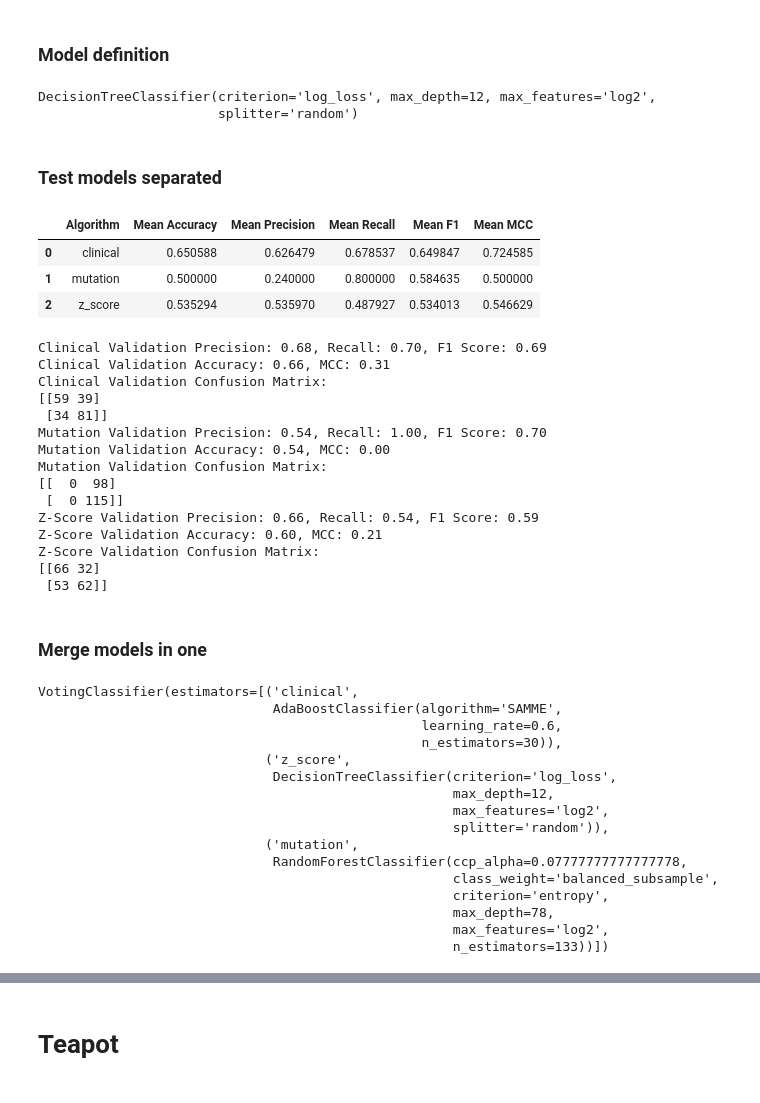
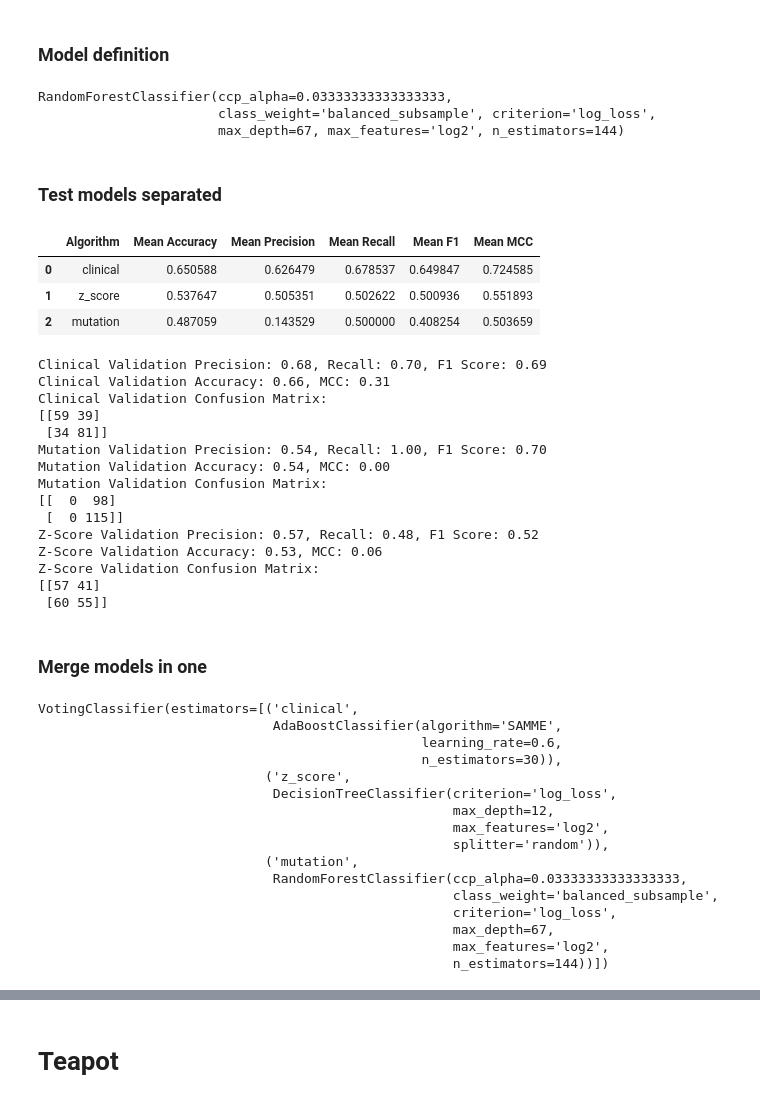
Before and after one commit to diegfernv/breast-cancer-classification, a Jupyter notebook: 9-Models_testing.ipynb, the cells around one changed output, grey strips where cells are left out. Saved outputs shown, nothing was run; the diff lists cells and outputs as text; code cells hidden in the pictures.

```diff
--- a/9-Models_testing.ipynb
+++ b/9-Models_testing.ipynb
@@ -82,43 +91,64 @@ data = Datasets(42)
 # %% [markdown]
 ### Model definition
 # %%
-clinical_algorithm = AdaBoostClassifier(learning_rate=0.6, n_estimators=30, algorithm='SAMME')
-mutation_algorithm = z_score_algorithm = RandomForestClassifier(ccp_alpha=0.07777777777777778, class_weight='balanced_subsample', criterion='entropy', max_depth=78, max_features='log2', n_estimators=133)
-z_score_algorithm = DecisionTreeClassifier(ccp_alpha=0.0, criterion='log_loss', max_depth=12, max_features='log2', min_samples_leaf=1, min_samples_split=2, splitter='random')
+clinical_algorithm = AdaBoostClassifier(
+    learning_rate=0.6,
+    n_estimators=30,
+    algorithm='SAMME'
+    )
+z_score_algorithm = DecisionTreeClassifier(
+    ccp_alpha=0.0,
+    criterion='log_loss',
+    max_depth=12,
+    max_features='log2',
+    min_samples_leaf=1,
+    min_samples_split=2,
+    splitter='random'
+    )
+mutation_algorithm = RandomForestClassifier(
+    ccp_alpha=0.03333333333333333,
+    class_weight='balanced_subsample',
+    criterion='log_loss',
+    max_depth=67,
+    max_features='log2',
+    n_estimators=144
+    )
 # %%
 clinical_algorithm.fit(data.get_dataset(['clinical'])['X_train'], data.get_dataset(['clinical'])['y_train'])
+z_score_algorithm.fit(data.get_dataset(['z_score'])['X_train'], data.get_dataset(['z_score'])['y_train'])
 mutation_algorithm.fit(data.get_dataset(['mutation'])['X_train'], data.get_dataset(['mutation'])['y_train'])
-z_score_algorithm.fit(data.get_dataset(['z_score'])['X_train'], data.get_dataset(['z_score'])['y_train'])
 # %% [output]
-DecisionTreeClassifier(criterion='log_loss', max_depth=12, max_features='log2',
-                       splitter='random')
+RandomForestClassifier(ccp_alpha=0.03333333333333333,
+                       class_weight='balanced_subsample', criterion='log_loss',
+                       max_depth=67, max_features='log2', n_estimators=144)
 # %% [markdown]
 ### Test models separated
 # %%
 from sklearn.model_selection import cross_val_score
 lst = []
 
 algorithms = {
     'clinical': clinical_algorithm,
-    'mutation': mutation_algorithm,
-    'z_score': z_score_algorithm
+    'z_score': z_score_algorithm,
+    'mutation': mutation_algorithm
+
 }
 
 for name, algorithm in algorithms.items():
     acc = cross_val_score(algorithm, data.get_dataset([name.lower()])['X_train'], data.get_dataset([name.lower()])['y_train'], cv=10, scoring="accuracy")
     precision = cross_val_score(algorithm, data.get_dataset([name.lower()])['X_train'], data.get_dataset([name.lower()])['y_train'], cv=10, scoring="precision")
     recall = cross_val_score(algorithm, data.get_dataset([name.lower()])['X_train'], data.get_dataset([name.lower()])['y_train'], cv=10, scoring="recall")
     f1 = cross_val_score(algorithm, data.get_dataset([name.lower()])['X_train'], data.get_dataset([name.lower()])['y_train'], cv=10, scoring="f1")
     mcc = cross_val_score(algorithm, data.get_dataset([name.lower()])['X_train'], data.get_dataset([name.lower()])['y_train'], cv=10, scoring="roc_auc")
 
     lst.append([name, acc.mean(), precision.mean(), recall.mean(), f1.mean(), mcc.mean()])
 
 pd.DataFrame(lst, columns=['Algorithm', 'Mean Accuracy', 'Mean Precision', 'Mean Recall', 'Mean F1', 'Mean MCC'])
 # %% [output]
 |  | Algorithm | Mean Accuracy | Mean Precision | Mean Recall | Mean F1 | Mean MCC |
 | 0 | clinical | 0.650588 | 0.626479 | 0.678537 | 0.649847 | 0.724585 |
-| 1 | mutation | 0.500000 | 0.240000 | 0.800000 | 0.584635 | 0.500000 |
-| 2 | z_score | 0.535294 | 0.535970 | 0.487927 | 0.534013 | 0.546629 |
+| 1 | z_score | 0.537647 | 0.505351 | 0.502622 | 0.500936 | 0.551893 |
+| 2 | mutation | 0.487059 | 0.143529 | 0.500000 | 0.408254 | 0.503659 |
 # %%
 clinical_algorithm_pred = clinical_algorithm.predict(data.get_dataset(['clinical'])['X_val'])
 mutation_algorithm_pred = mutation_algorithm.predict(data.get_dataset(['mutation'])['X_val'])
@@ -142,10 +172,10 @@ Mutation Validation Accuracy: 0.54, MCC: 0.00
 Mutation Validation Confusion Matrix:
 [[  0  98]
  [  0 115]]
-Z-Score Validation Precision: 0.66, Recall: 0.54, F1 Score: 0.59
-Z-Score Validation Accuracy: 0.60, MCC: 0.21
+Z-Score Validation Precision: 0.57, Recall: 0.48, F1 Score: 0.52
+Z-Score Validation Accuracy: 0.53, MCC: 0.06
 Z-Score Validation Confusion Matrix:
-[[66 32]
- [53 62]]
+[[57 41]
+ [60 55]]
 # %% [markdown]
 ### Merge models in one
@@ -156,7 +207,7 @@ voting_clf = VotingClassifier([
     ('mutation', mutation_algorithm)
 ], voting='hard')
 
-voting_clf.fit(data.get_dataset(['clinical', 'z_score', 'mutation'])['X_train'], data.get_dataset(['clinical', 'z_score', 'mutation'])['y_train'])
+voting_clf.fit(meta_X_train, meta_y_train)
 # %% [output]
 VotingClassifier(estimators=[('clinical',
                               AdaBoostClassifier(algorithm='SAMME',
@@ -168,9 +219,9 @@ VotingClassifier(estimators=[('clinical',
                                                      max_features='log2',
                                                      splitter='random')),
                              ('mutation',
-                              RandomForestClassifier(ccp_alpha=0.07777777777777778,
+                              RandomForestClassifier(ccp_alpha=0.03333333333333333,
                                                      class_weight='balanced_subsample',
-                                                     criterion='entropy',
-                                                     max_depth=78,
+                                                     criterion='log_loss',
+                                                     max_depth=67,
                                                      max_features='log2',
-                                                     n_estimators=133))])
+                                                     n_estimators=144))])
```
Also changed, not shown: parts of 25 cells of this notebook, 6 other files.
